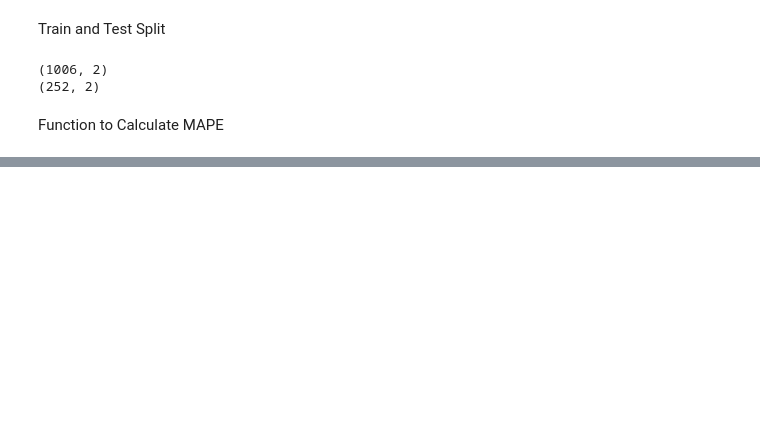
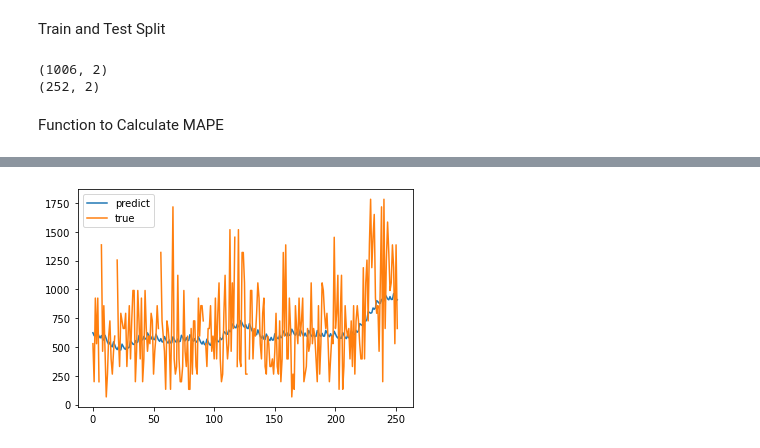
Before and after one commit to priyamgupta281/IPBA_BYOP, a Jupyter notebook: Group_12_Prophet.ipynb, the cells around one changed output, grey strips where cells are left out. Saved outputs shown, nothing was run; the diff lists cells and outputs as text; code cells hidden in the pictures; blank space fills up the shorter version.

```diff
--- a/Group_12_Prophet.ipynb
+++ b/Group_12_Prophet.ipynb
@@ -371,0 +468,7 @@ print(tuning_results)
+# %%
+float_array1 = forecast_df['yhat'].values.astype(float).reshape(-1,1)
+#min_max_scaler = preprocessing.MinMaxScaler()
+#scaled_array = min_max_scaler.fit_transform(float_array1)
+inv_yhat = scaler.inverse_transform(float_array1)
+forecast_df['inv_y_hat']=inv_yhat
+print(forecast_df)
@@ -371,0 +490,8 @@ print(tuning_results)
+# %%
+
+float_array_test = df_test['y'].values.astype(float).reshape(-1,1)
+#min_max_scaler = preprocessing.MinMaxScaler()
+#scaled_array = min_max_scaler.fit_transform(float_array1)
+inv_yhat_test = scaler.inverse_transform(float_array_test)
+df_test['inv_y_test']=inv_yhat_test
+print(df_test)
@@ -371,0 +513,5 @@ print(tuning_results)
+# %%
+df_forecast_actual = pd.merge(left = forecast_df,right =  df_test , how = 'left', left_on = 'ds',right_on = 'ds')
+# %%
+df_forecast_actual_compare = df_forecast_actual[['ds','inv_y_hat','inv_y_test']]
+print(df_forecast_actual_compare)
@@ -371,0 +533,7 @@ print(tuning_results)
+# %%
+pyplot.plot(df_forecast_actual_compare['inv_y_hat'], label='predict')
+pyplot.plot(df_forecast_actual_compare['inv_y_test'], label='true')
+pyplot.legend()
+pyplot.show()
+# %% [output]
+[figure, added]
```
Also changed, not shown: parts of 20 cells of this notebook.
